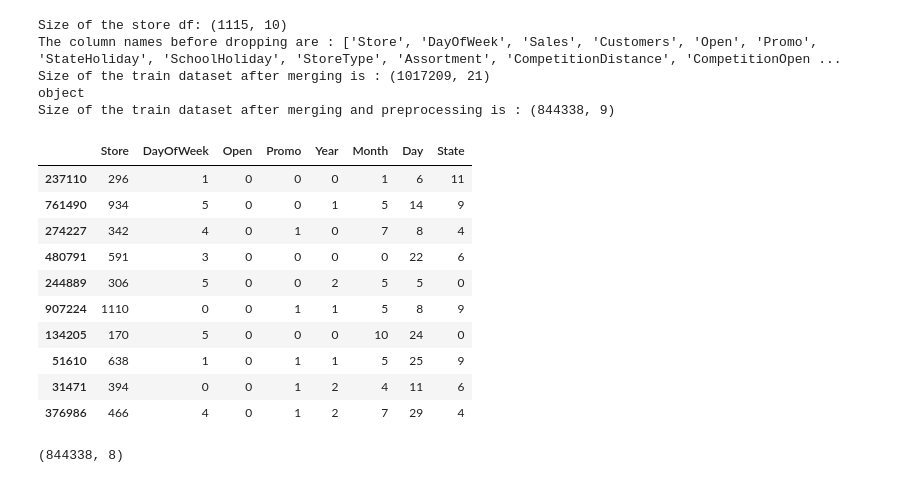
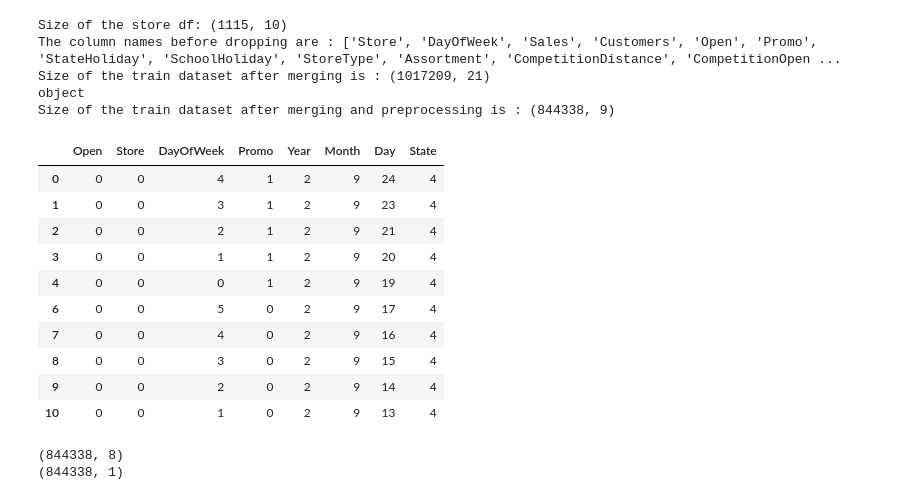
Before and after one commit to Aisha630/ML-Project, a Jupyter notebook: Proj_ML.ipynb, the cells around one changed output. Saved outputs shown, nothing was run; the diff lists cells and outputs as text; code cells hidden in the pictures.

```diff
--- a/Proj_ML.ipynb
+++ b/Proj_ML.ipynb
@@ -48,8 +49,9 @@ train_data_x = train_df.drop(['Sales'], axis=1)
 for feature in train_data_x.columns: # this is to convert the categorical data into numerical data
     label_encoder = preprocessing.LabelEncoder()
     train_data_x.loc[:,feature] = label_encoder.fit_transform(train_data_x[feature].astype(str).fillna("0").values)
-
-train_data_x = train_data_x.astype(int)
+train_data_x = train_data_x.reindex(['Open','Store', 'DayOfWeek',  'Promo', 'Year', 'Month', 'Day' ,'State'], axis=1)
+# train_data_x = train_data_x.astype(int)
+# train_data_y = train_data_y.astype(int)
 print(f"Size of the train dataset after merging and preprocessing is : {train_df.shape}")
 ##############################################################################################################
 # %% [output]
@@ -59,25 +61,28 @@ Size of the train dataset after merging is : (1017209, 21)
 object
 Size of the train dataset after merging and preprocessing is : (844338, 9)
 # %%
-train_data_x.sample(10) # shows random 10 instead of first ten like head
+train_data_x.head(10) # shows random 10 instead of first ten like head
 # print(train_data_x.shape)
+
+# they kept 8 columns as shown below
 # %% [output]
-|  | Store | DayOfWeek | Open | Promo | Year | Month | Day | State |
-| 237110 | 296 | 1 | 0 | 0 | 0 | 1 | 6 | 11 |
-| 761490 | 934 | 5 | 0 | 0 | 1 | 5 | 14 | 9 |
-| 274227 | 342 | 4 | 0 | 1 | 0 | 7 | 8 | 4 |
-| 480791 | 591 | 3 | 0 | 0 | 0 | 0 | 22 | 6 |
-| 244889 | 306 | 5 | 0 | 0 | 2 | 5 | 5 | 0 |
-| 907224 | 1110 | 0 | 0 | 1 | 1 | 5 | 8 | 9 |
-| 134205 | 170 | 5 | 0 | 0 | 0 | 10 | 24 | 0 |
-| 51610 | 638 | 1 | 0 | 1 | 1 | 5 | 25 | 9 |
-| 31471 | 394 | 0 | 0 | 1 | 2 | 4 | 11 | 6 |
-| 376986 | 466 | 4 | 0 | 1 | 2 | 7 | 29 | 4 |
+|  | Open | Store | DayOfWeek | Promo | Year | Month | Day | State |
+| 0 | 0 | 0 | 4 | 1 | 2 | 9 | 24 | 4 |
+| 1 | 0 | 0 | 3 | 1 | 2 | 9 | 23 | 4 |
+| 2 | 0 | 0 | 2 | 1 | 2 | 9 | 21 | 4 |
+| 3 | 0 | 0 | 1 | 1 | 2 | 9 | 20 | 4 |
+| 4 | 0 | 0 | 0 | 1 | 2 | 9 | 19 | 4 |
+| 6 | 0 | 0 | 5 | 0 | 2 | 9 | 17 | 4 |
+| 7 | 0 | 0 | 4 | 0 | 2 | 9 | 16 | 4 |
+| 8 | 0 | 0 | 3 | 0 | 2 | 9 | 15 | 4 |
+| 9 | 0 | 0 | 2 | 0 | 2 | 9 | 14 | 4 |
+| 10 | 0 | 0 | 1 | 0 | 2 | 9 | 13 | 4 |
 # %%
-print(train_data_x.shape)
-# print(train_data_y.shape)
+print(train_data_x.shape) # matches
+print(train_data_y.shape)
 # %% [output]
 (844338, 8)
+(844338, 1)
 # %%
 import numpy as np
 from sklearn.preprocessing import OneHotEncoder
```
Also changed, not shown: parts of 10 cells of this notebook, 2 other files.
